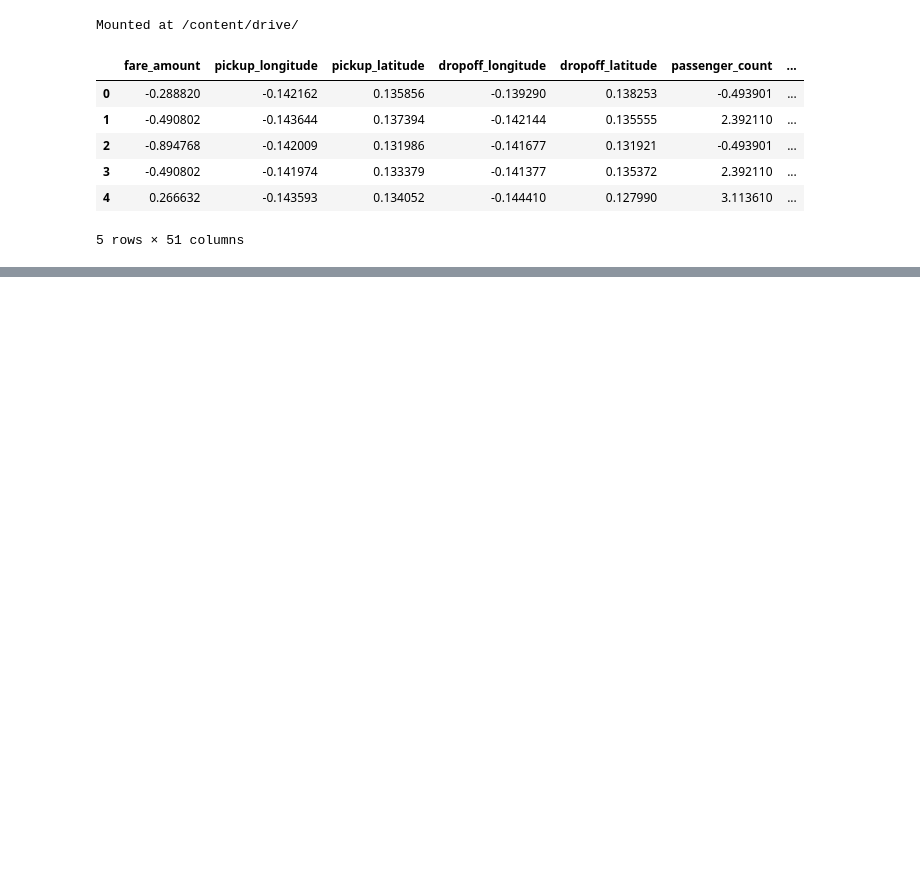
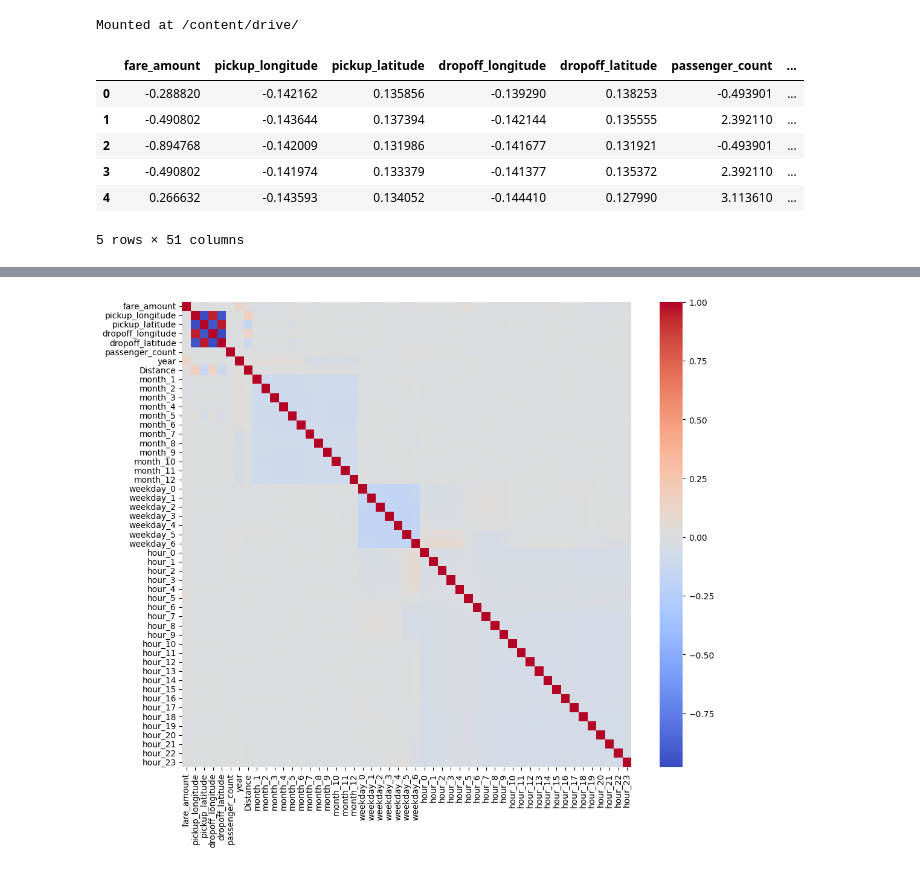
Before and after one commit to TewodrosAdimas/uberPricePyTorch, a Jupyter notebook: fairPrice.ipynb, the cells around one changed output, grey strips where cells are left out. Saved outputs shown, nothing was run; the diff lists cells and outputs as text; code cells hidden in the pictures; blank space fills up the shorter version.

```diff
--- a/fairPrice.ipynb
+++ b/fairPrice.ipynb
@@ -34,0 +123,7 @@ data.size
+# %%
+# 7. Correlation heatmap
+plt.figure(figsize=(12,10))
+sns.heatmap(data.corr(), cmap='coolwarm')
+plt.show()
+# %% [output]
+[figure, added]
```
Also changed, not shown: parts of 9 cells of this notebook.
